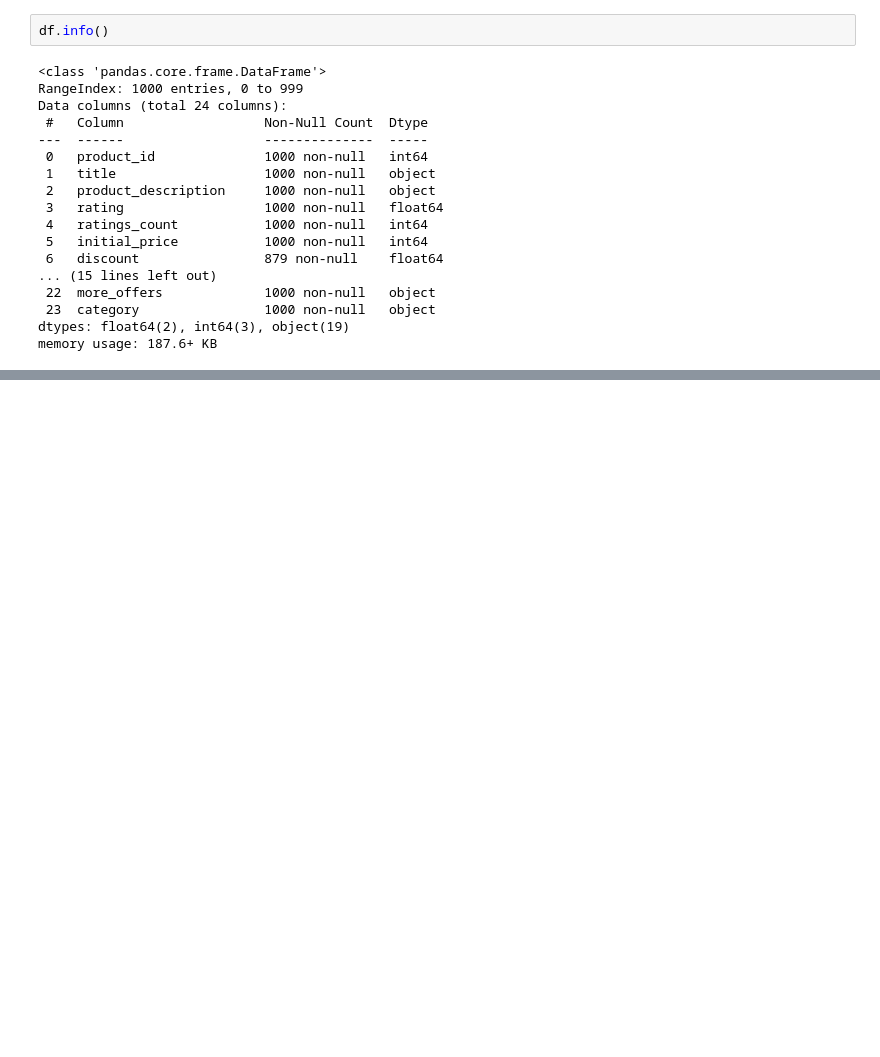
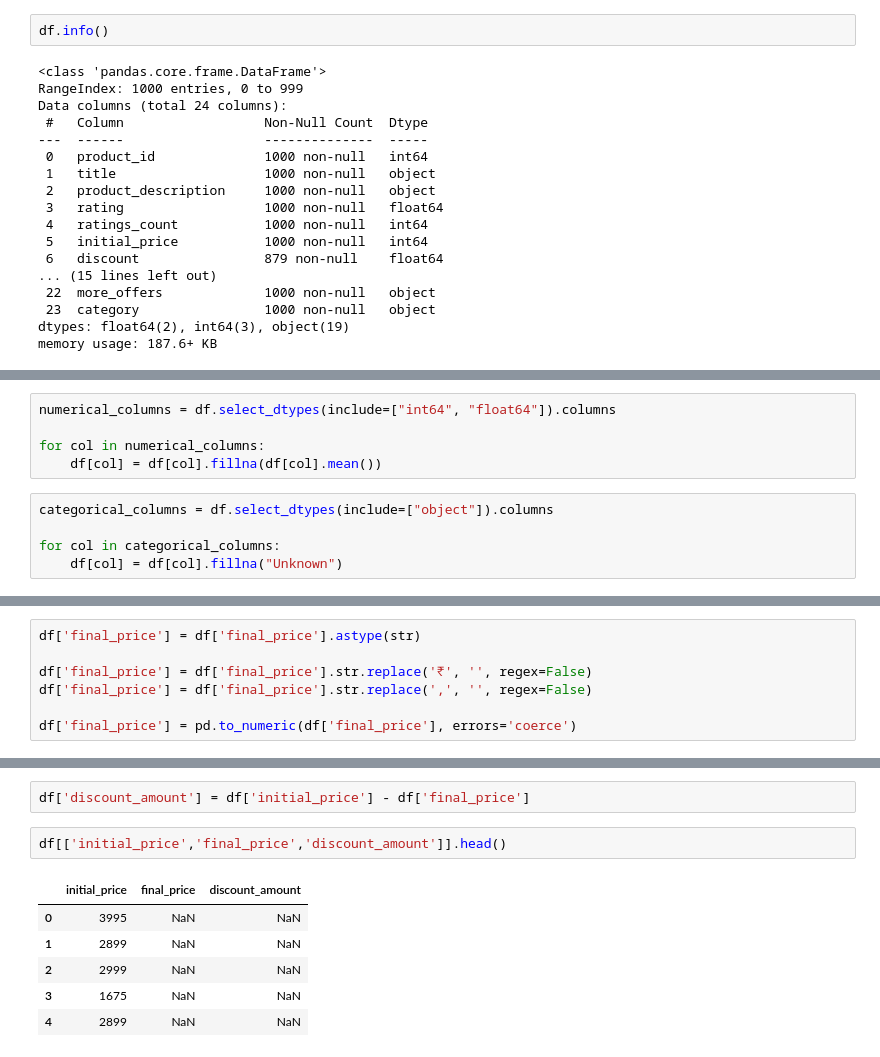
Before and after one commit to pprritthhvvi/CSI-Data-Engineering, a Jupyter notebook: Assignment_week_1/Basic_Data_Exploration_and_Cleaning.ipynb, the cells around one changed output, grey strips where cells are left out. Drawn from its saved outputs; the diff is of its cells as text; blank space fills up the shorter version.

```diff
--- a/Assignment_week_1/Basic_Data_Exploration_and_Cleaning.ipynb
+++ b/Assignment_week_1/Basic_Data_Exploration_and_Cleaning.ipynb
@@ -238,0 +104,10 @@ Cleaned dataset saved successfully
+# %%
+numerical_columns = df.select_dtypes(include=["int64", "float64"]).columns
+
+for col in numerical_columns:
+    df[col] = df[col].fillna(df[col].mean())
+# %%
+categorical_columns = df.select_dtypes(include=["object"]).columns
+
+for col in categorical_columns:
+    df[col] = df[col].fillna("Unknown")
@@ -238,0 +181,7 @@ Cleaned dataset saved successfully
+# %%
+df['final_price'] = df['final_price'].astype(str)
+
+df['final_price'] = df['final_price'].str.replace('₹', '', regex=False)
+df['final_price'] = df['final_price'].str.replace(',', '', regex=False)
+
+df['final_price'] = pd.to_numeric(df['final_price'], errors='coerce')
@@ -238,0 +197,11 @@ Cleaned dataset saved successfully
+# %%
+df['discount_amount'] = df['initial_price'] - df['final_price']
+# %%
+df[['initial_price','final_price','discount_amount']].head()
+# %% [output]
+|  | initial_price | final_price | discount_amount |
+| 0 | 3995 | NaN | NaN |
+| 1 | 2899 | NaN | NaN |
+| 2 | 2999 | NaN | NaN |
+| 3 | 1675 | NaN | NaN |
+| 4 | 2899 | NaN | NaN |
```
Also changed, not shown: parts of 40 cells of this notebook, 8 other files.
